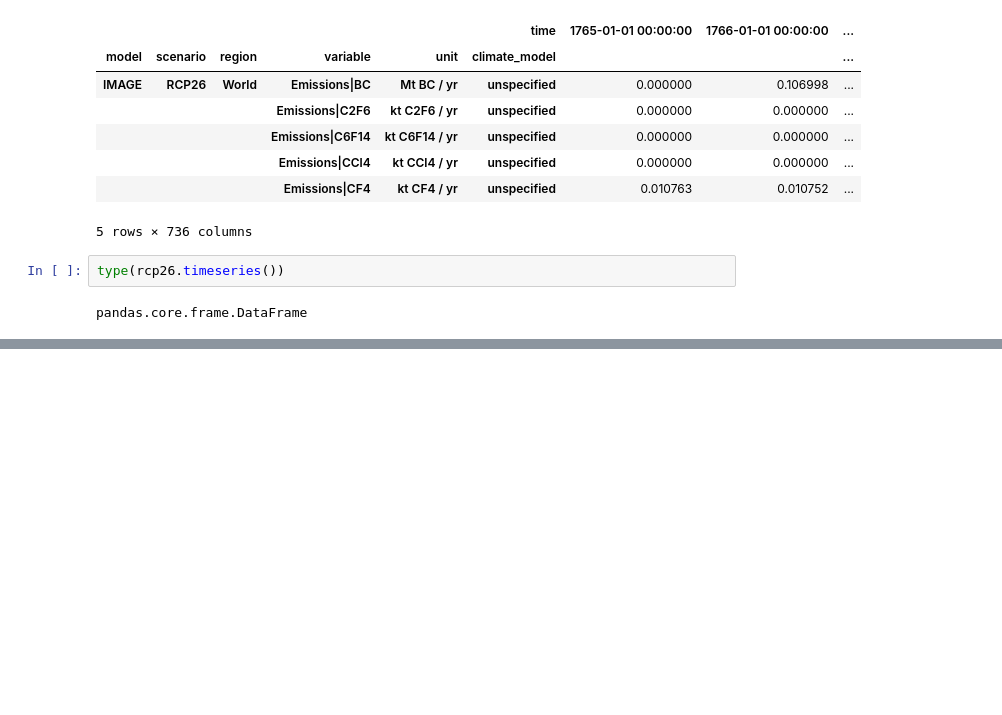
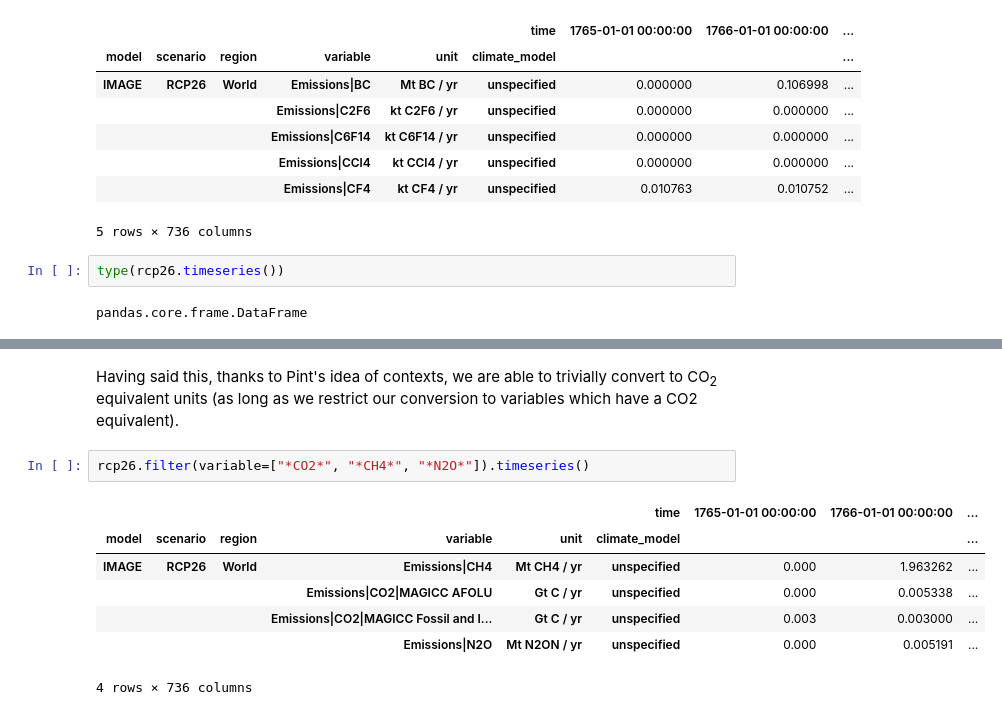
Before and after one commit to openscm/openscm, a Jupyter notebook: notebooks/scmdataframe.ipynb, the cells around one changed output, grey strips where cells are left out. Cells and saved outputs as stored; diff of their text form; blank space fills up the shorter version.

```diff
--- a/notebooks/scmdataframe.ipynb
+++ b/notebooks/scmdataframe.ipynb
@@ -51,0 +82,12 @@ pandas.core.frame.DataFrame
+# %% [markdown]
+Having said this, thanks to Pint's idea of contexts, we are able to trivially convert to CO<sub>2</sub> equivalent units (as long as we restrict our conversion to variables which have a CO2 equivalent).
+# %%
+rcp26.filter(variable=["*CO2*", "*CH4*", "*N2O*"]).timeseries()
+# %% [output]
+|  |  |  |  |  | time | 1765-01-01 00:00:00 | 1766-01-01 00:00:00 | ... |
+| model | scenario | region | variable | unit | climate_model |  |  | ... |
+| IMAGE | RCP26 | World | Emissions|CH4 | Mt CH4 / yr | unspecified | 0.000 | 1.963262 | ... |
+|  |  |  | Emissions|CO2|MAGICC AFOLU | Gt C / yr | unspecified | 0.000 | 0.005338 | ... |
+|  |  |  | Emissions|CO2|MAGICC Fossil and I... | Gt C / yr | unspecified | 0.003 | 0.003000 | ... |
+|  |  |  | Emissions|N2O | Mt N2ON / yr | unspecified | 0.000 | 0.005191 | ... |
+4 rows × 736 columns
```
Also changed, not shown: parts of 12 cells of this notebook, 1 other file.
